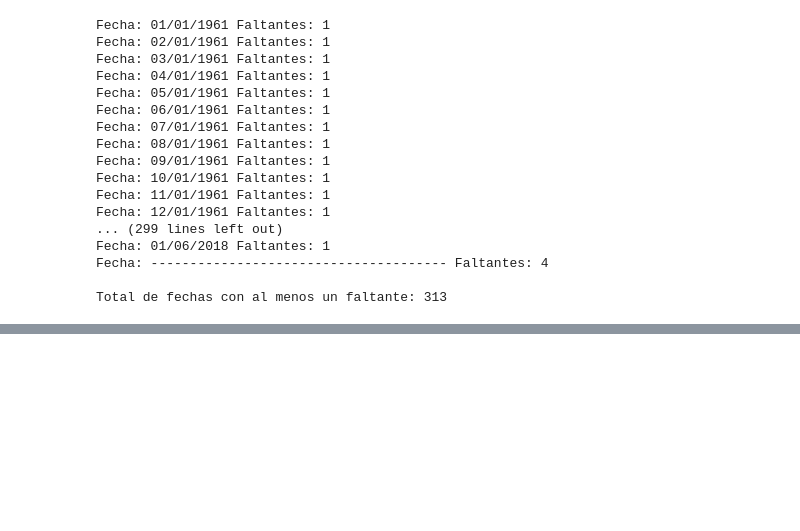
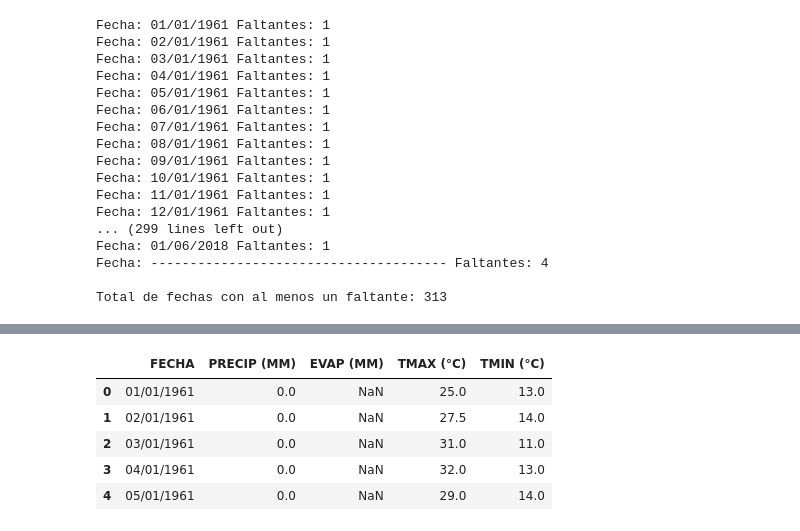
Before and after one commit to LuigyAhuu/Proyecto-2-Ciencia-de-datos, a Jupyter notebook: Proyecto txt.ipynb, the cells around one changed output, grey strips where cells are left out. Cells and saved outputs as stored; diff of their text form; code cells hidden in the pictures; blank space fills up the shorter version.

```diff
--- a/Proyecto txt.ipynb
+++ b/Proyecto txt.ipynb
@@ -173,0 +209,16 @@ Total de fechas con al menos un faltante: 313
+# %%
+def limpiar(df):
+    columnas = ['PRECIP (MM)', 'EVAP (MM)', 'TMAX (°C)', 'TMIN (°C)']
+    df.replace('Nulo', np.nan, inplace=True)
+    df[columnas] = df[columnas].astype(float)
+    return df
+# %%
+df = limpiar(df)
+df.head()
+# %% [output]
+|  | FECHA | PRECIP (MM) | EVAP (MM) | TMAX (°C) | TMIN (°C) |
+| 0 | 01/01/1961 | 0.0 | NaN | 25.0 | 13.0 |
+| 1 | 02/01/1961 | 0.0 | NaN | 27.5 | 14.0 |
+| 2 | 03/01/1961 | 0.0 | NaN | 31.0 | 11.0 |
+| 3 | 04/01/1961 | 0.0 | NaN | 32.0 | 13.0 |
+| 4 | 05/01/1961 | 0.0 | NaN | 29.0 | 14.0 |
```
Also changed, not shown: parts of 10 cells of this notebook.
